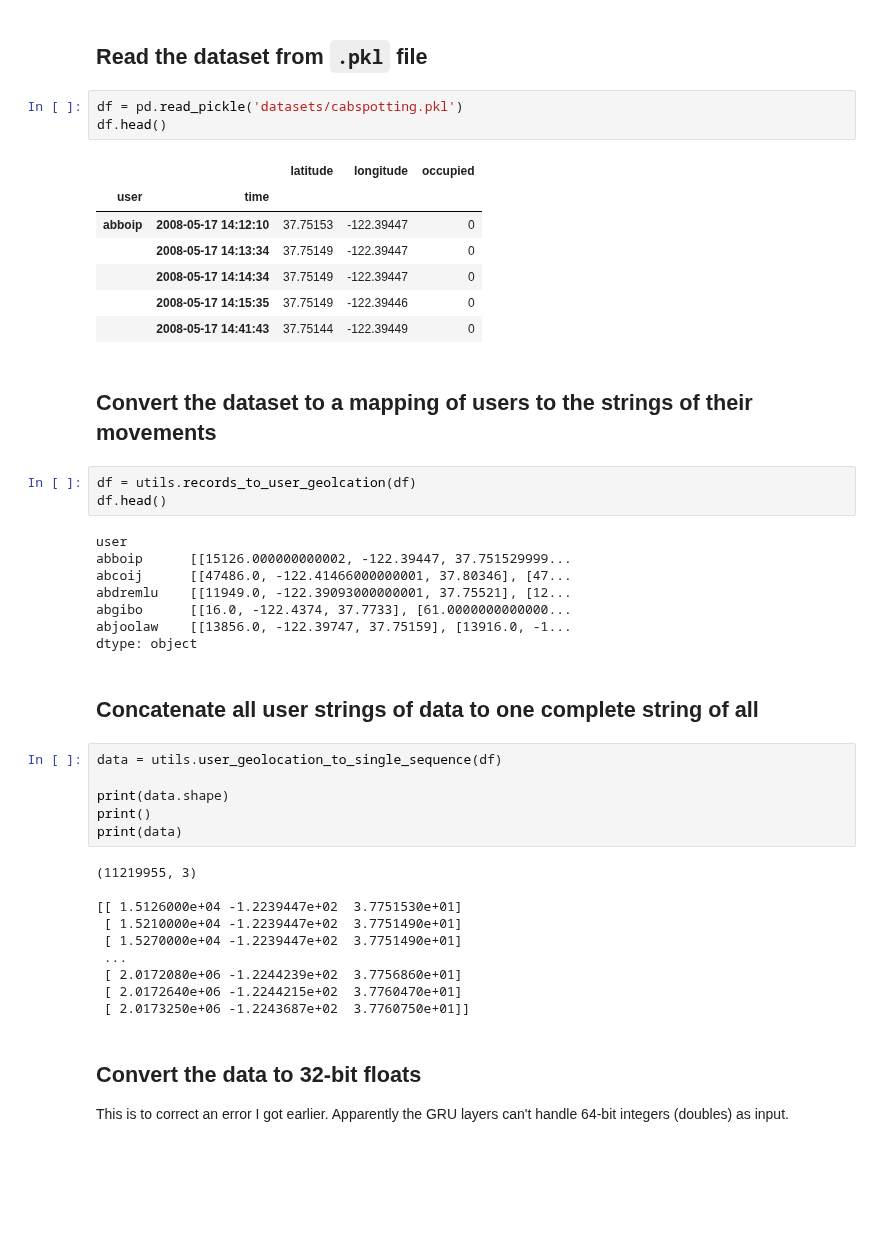
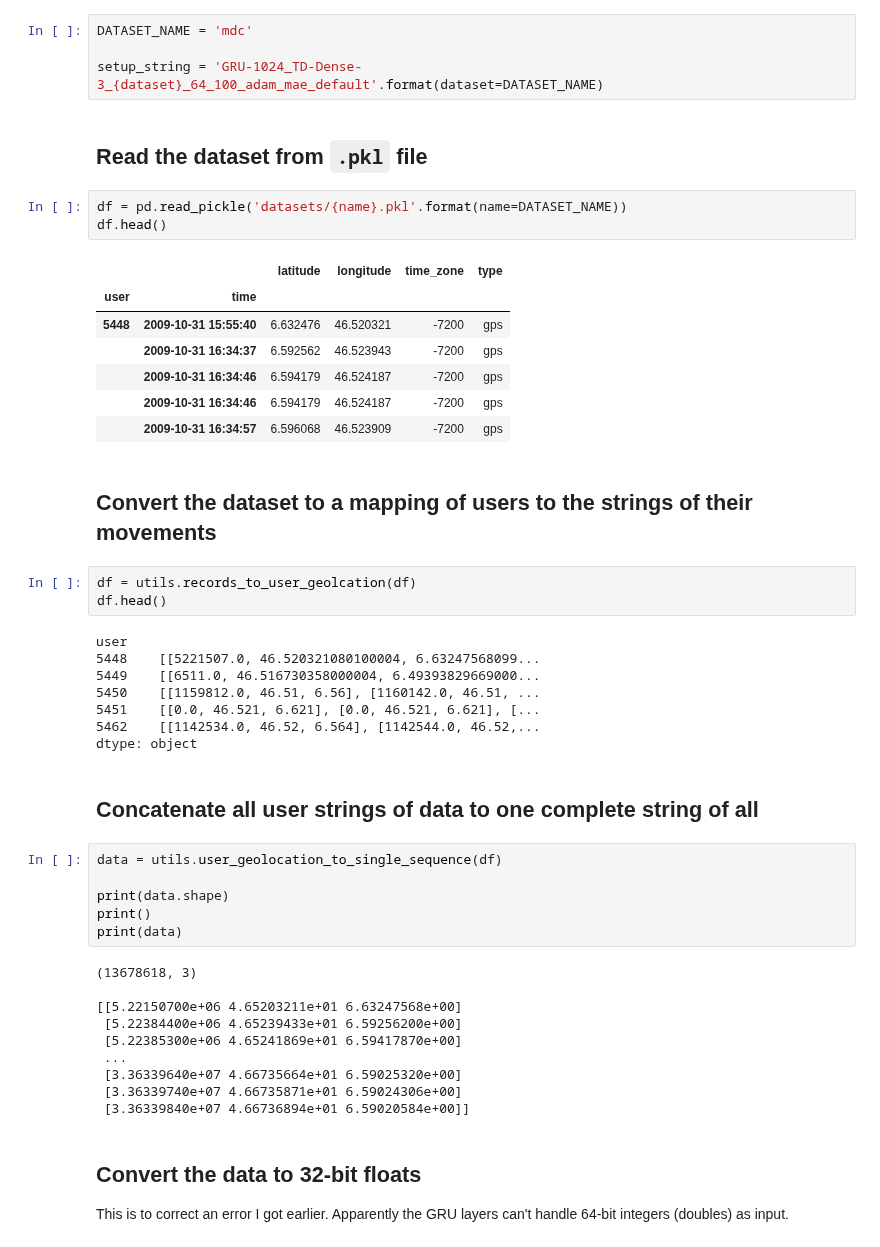
Before and after one commit to LordHelmchen324/real-vs-synthetic-geospatial, a Jupyter notebook: machine_learning/citybased_rnn.ipynb, the cells around one changed output. Cells and saved outputs as stored; diff of their text form; blank space fills up the shorter version.

Commit message:
Paramterised name of the dataset the model is trained on

```diff
--- a/machine_learning/citybased_rnn.ipynb
+++ b/machine_learning/citybased_rnn.ipynb
@@ -24,16 +27,20 @@ The current working directory is: /content/gdrive/My Drive/Colab Notebooks
+# %%
+DATASET_NAME = 'mdc'
+
+setup_string = 'GRU-1024_TD-Dense-3_{dataset}_64_100_adam_mae_default'.format(dataset=DATASET_NAME)
 # %% [markdown]
 ## Read the dataset from `.pkl` file
 # %%
-df = pd.read_pickle('datasets/cabspotting.pkl')
+df = pd.read_pickle('datasets/{name}.pkl'.format(name=DATASET_NAME))
 df.head()
 # %% [output]
-|  |  | latitude | longitude | occupied |
-| user | time |  |  |  |
-| abboip | 2008-05-17 14:12:10 | 37.75153 | -122.39447 | 0 |
-|  | 2008-05-17 14:13:34 | 37.75149 | -122.39447 | 0 |
-|  | 2008-05-17 14:14:34 | 37.75149 | -122.39447 | 0 |
-|  | 2008-05-17 14:15:35 | 37.75149 | -122.39446 | 0 |
-|  | 2008-05-17 14:41:43 | 37.75144 | -122.39449 | 0 |
+|  |  | latitude | longitude | time_zone | type |
+| user | time |  |  |  |  |
+| 5448 | 2009-10-31 15:55:40 | 6.632476 | 46.520321 | -7200 | gps |
+|  | 2009-10-31 16:34:37 | 6.592562 | 46.523943 | -7200 | gps |
+|  | 2009-10-31 16:34:46 | 6.594179 | 46.524187 | -7200 | gps |
+|  | 2009-10-31 16:34:46 | 6.594179 | 46.524187 | -7200 | gps |
+|  | 2009-10-31 16:34:57 | 6.596068 | 46.523909 | -7200 | gps |
 # %% [markdown]
 ## Convert the dataset to a mapping of users to the strings of their movements
 # %%
@@ -41,11 +48,11 @@ df = utils.records_to_user_geolcation(df)
 df.head()
 # %% [output]
 user
-abboip      [[15126.000000000002, -122.39447, 37.751529999...
-abcoij      [[47486.0, -122.41466000000001, 37.80346], [47...
-abdremlu    [[11949.0, -122.39093000000001, 37.75521], [12...
-abgibo      [[16.0, -122.4374, 37.7733], [61.0000000000000...
-abjoolaw    [[13856.0, -122.39747, 37.75159], [13916.0, -1...
+5448    [[5221507.0, 46.520321080100004, 6.63247568099...
+5449    [[6511.0, 46.516730358000004, 6.49393829669000...
+5450    [[1159812.0, 46.51, 6.56], [1160142.0, 46.51, ...
+5451    [[0.0, 46.521, 6.621], [0.0, 46.521, 6.621], [...
+5462    [[1142534.0, 46.52, 6.564], [1142544.0, 46.52,...
 dtype: object
 # %% [markdown]
 ## Concatenate all user strings of data to one complete string of all
@@ -56,15 +63,15 @@ print(data.shape)
 print()
 print(data)
 # %% [output]
-(11219955, 3)
+(13678618, 3)
 
-[[ 1.5126000e+04 -1.2239447e+02  3.7751530e+01]
- [ 1.5210000e+04 -1.2239447e+02  3.7751490e+01]
- [ 1.5270000e+04 -1.2239447e+02  3.7751490e+01]
+[[5.22150700e+06 4.65203211e+01 6.63247568e+00]
+ [5.22384400e+06 4.65239433e+01 6.59256200e+00]
+ [5.22385300e+06 4.65241869e+01 6.59417870e+00]
  ...
- [ 2.0172080e+06 -1.2244239e+02  3.7756860e+01]
- [ 2.0172640e+06 -1.2244215e+02  3.7760470e+01]
- [ 2.0173250e+06 -1.2243687e+02  3.7760750e+01]]
+ [3.36339640e+07 4.66735664e+01 6.59025320e+00]
+ [3.36339740e+07 4.66735871e+01 6.59024306e+00]
+ [3.36339840e+07 4.66736894e+01 6.59020584e+00]]
 # %% [markdown]
 ## Convert the data to 32-bit floats
 This is to correct an error I got earlier. Apparently the GRU layers can't handle 64-bit integers (doubles) as input.
```
Also changed, not shown: parts of 13 cells of this notebook.
